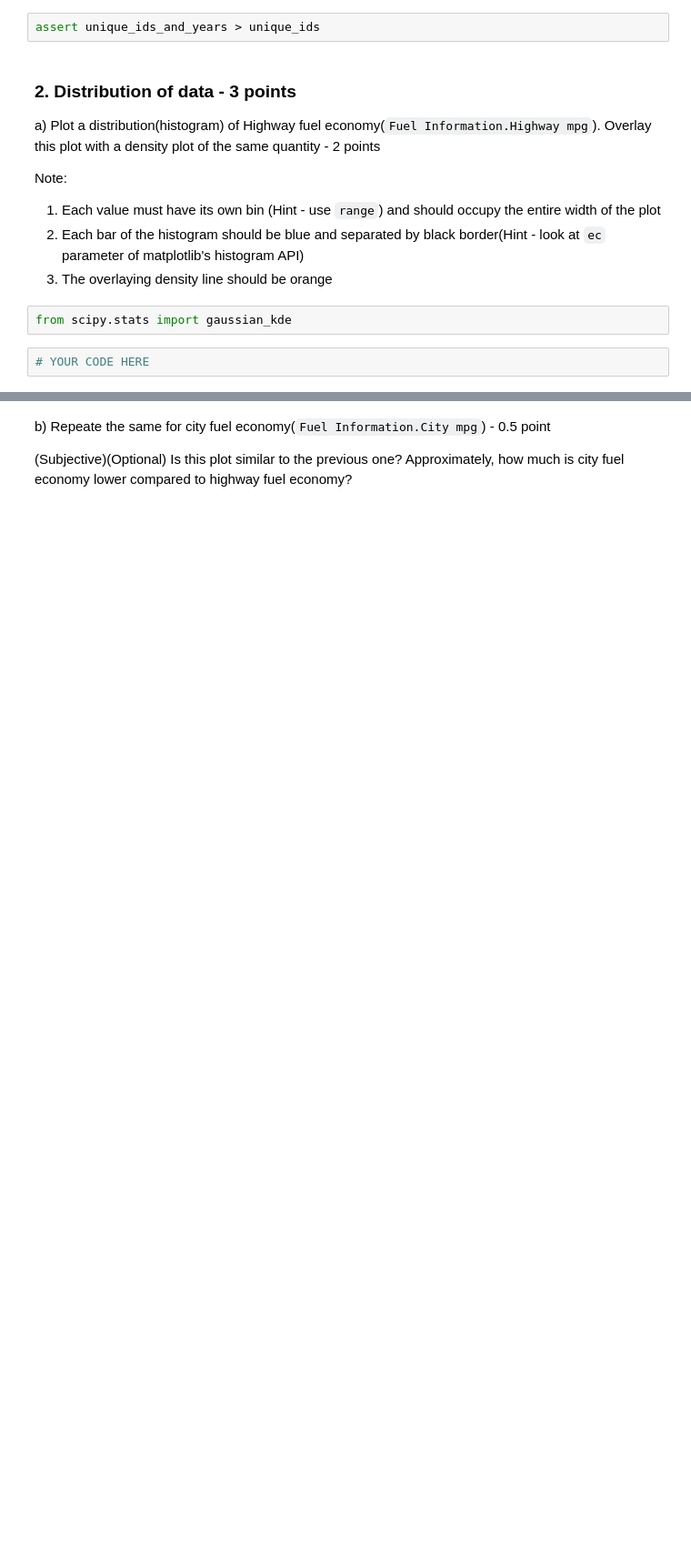
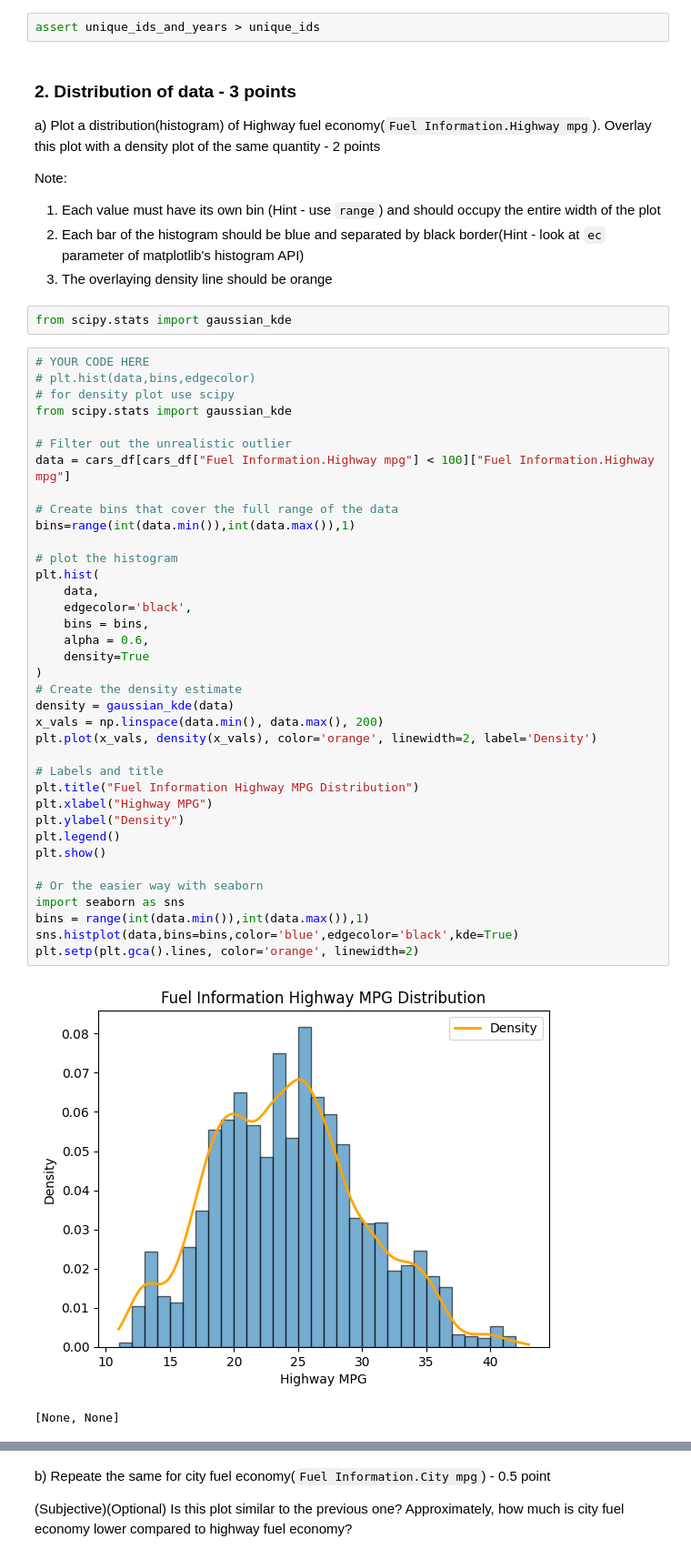
Before and after one commit to kiah-ucsd/DES200, a Jupyter notebook: HW3.ipynb, the cells around one changed output, grey strips where cells are left out. Shown at 91% size. Drawn from its saved outputs; the diff is of its cells as text; blank space fills up the shorter version.

```diff
--- a/HW3.ipynb
+++ b/HW3.ipynb
@@ -217,5 +190,43 @@ Note:
 3. The overlaying density line should be orange
 # %%
 from scipy.stats import gaussian_kde
-# %%
-# YOUR CODE HERE
+# %%
+# YOUR CODE HERE
+# plt.hist(data,bins,edgecolor)
+# for density plot use scipy
+from scipy.stats import gaussian_kde
+
+# Filter out the unrealistic outlier
+data = cars_df[cars_df["Fuel Information.Highway mpg"] < 100]["Fuel Information.Highway mpg"]
+
+# Create bins that cover the full range of the data
+bins=range(int(data.min()),int(data.max()),1)
+
+# plot the histogram
+plt.hist(
+    data,
+    edgecolor='black',
+    bins = bins,
+    alpha = 0.6,
+    density=True
+)
+# Create the density estimate
+density = gaussian_kde(data)
+x_vals = np.linspace(data.min(), data.max(), 200)
+plt.plot(x_vals, density(x_vals), color='orange', linewidth=2, label='Density')
+
+# Labels and title
+plt.title("Fuel Information Highway MPG Distribution")
+plt.xlabel("Highway MPG")
+plt.ylabel("Density")
+plt.legend()
+plt.show()
+
+# Or the easier way with seaborn
+import seaborn as sns
+bins = range(int(data.min()),int(data.max()),1)
+sns.histplot(data,bins=bins,color='blue',edgecolor='black',kde=True)
+plt.setp(plt.gca().lines, color='orange', linewidth=2)
+# %% [output]
+[figure, added]
+[None, None]
```
Also changed, not shown: parts of 3 cells of this notebook.
